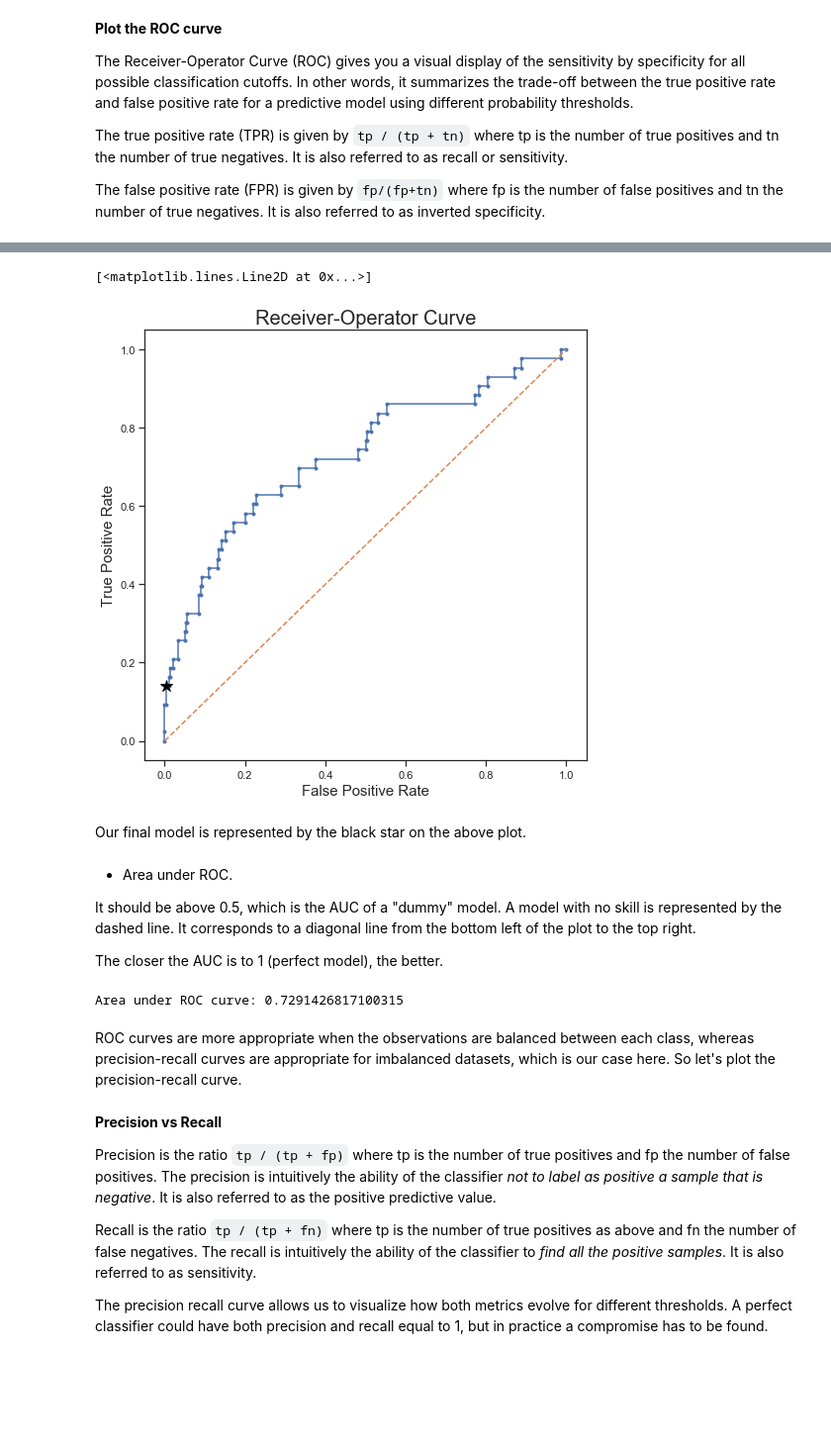
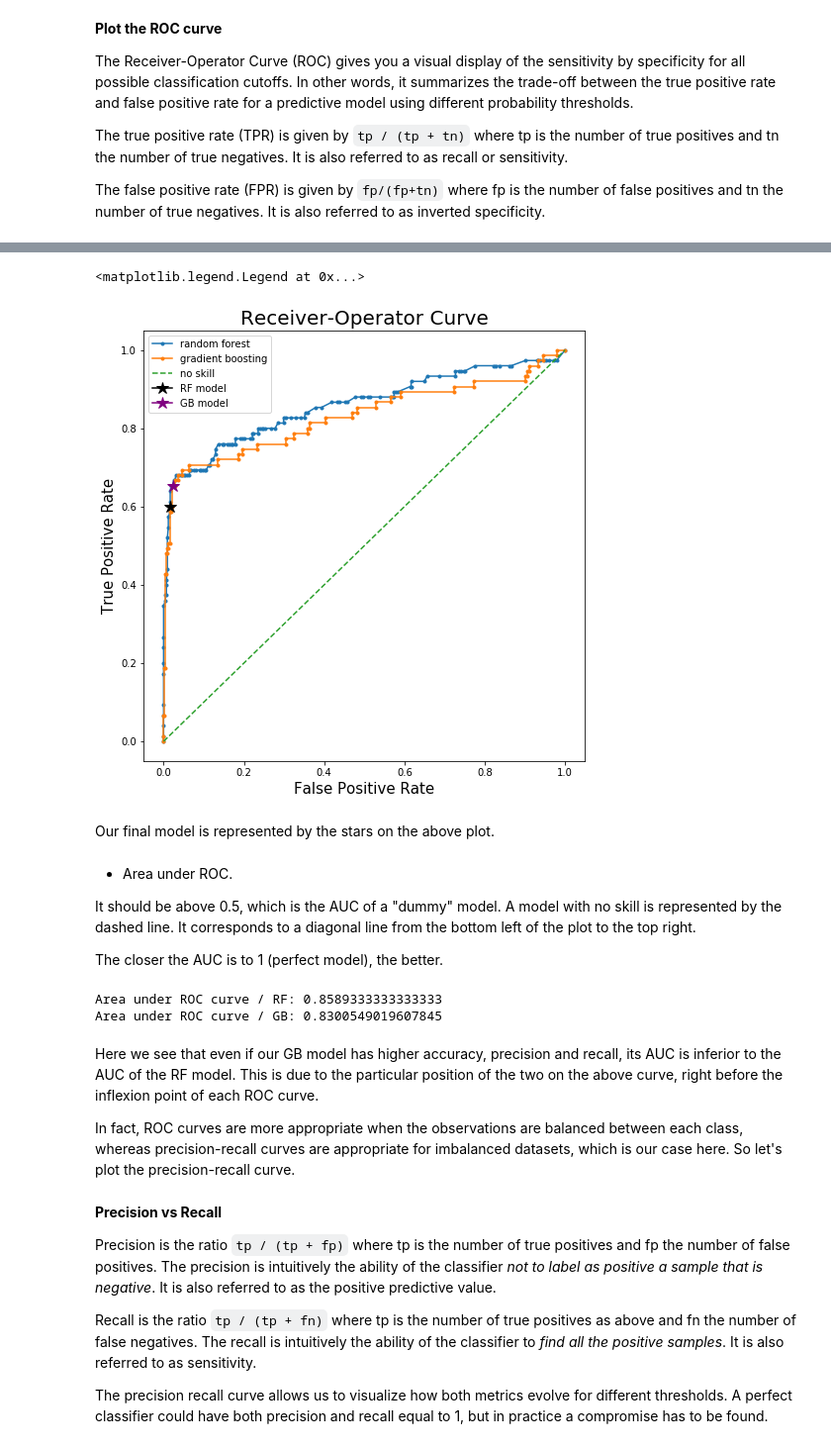
Before and after one commit to ibmdbanalytics/dashdb_analytic_tools, a Jupyter notebook: dashdblocal_notebooks/livy-notebooks/ChurnPrediction/Churn_Prediction_Python3.ipynb, the cells around one changed output, grey strips where cells are left out. Shown at 99% size. Saved outputs shown, nothing was run; the diff lists cells and outputs as text; code cells hidden in the pictures; blank space fills up the shorter version.

```diff
--- a/dashdblocal_notebooks/livy-notebooks/ChurnPrediction/Churn_Prediction_Python3.ipynb
+++ b/dashdblocal_notebooks/livy-notebooks/ChurnPrediction/Churn_Prediction_Python3.ipynb
@@ -275,0 +361,9 @@ Gradient Boosted Trees : 0.952
+# %%
+from sklearn.model_selection import GridSearchCV
+tunedRF = GridSearchCV(estimator = RandomForestClassifier(random_state=1),
+            param_grid = {"n_estimators":[10,40,100,200], "max_depth":[3, 5, 10, 20], 'max_features': ['sqrt', 'log2']},
+            scoring = "recall",
+            cv = 5).fit(cross_val_x, cross_val_y)
+# %%
+best_rf = tunedRF.best_estimator_
+print(tunedRF.best_params_)
@@ -275,0 +372,8 @@ Gradient Boosted Trees : 0.952
+# %%
+tunedGB = GridSearchCV(estimator = GradientBoostingClassifier(random_state=1),
+            param_grid = {"learning_rate":[0.01, 0.05, 0.1], "n_estimators":[10,40,100,200], "max_depth":[3, 5, 10]},
+            scoring = "recall",
+            cv = 5).fit(cross_val_x, cross_val_y)
+# %%
+best_gb = tunedGB.best_estimator_
+print(tunedGB.best_params_)
@@ -524,24 +447,37 @@ VBox(children=(HBox(children=(HTML(value='Type:'), Button(description='Table', l
 # %%
-%local
+# Extract values
+scores_rf=best_rf.predict_proba(test_x) # (p0, p1) format
+fpr_rf, tpr_rf, thresholds_rf = metrics.roc_curve(test_y.values, scores_rf[:,1], pos_label=1)
 
-FPR = [x["values"][0] for x in ROC.fpr]
-TPR = [x["values"][0] for x in ROC.tpr]
+scores_gb=best_gb.predict_proba(test_x) # (p0, p1) format
+fpr_gb, tpr_gb, thresholds_gb = metrics.roc_curve(test_y.values, scores_gb[:,1], pos_label=1)
 
+# Define the plot
 ax, fig = plt.subplots(figsize=(8,8))
 plt.xlabel("False Positive Rate", fontsize=15)
 plt.ylabel("True Positive Rate", fontsize=15)
 plt.title("Receiver-Operator Curve", fontsize=20)
-plt.plot(FPR, TPR, marker='.')
+
+# ROC curves
+plt.plot(fpr_rf, tpr_rf, marker='.')
+plt.plot(fpr_gb, tpr_gb, marker='.')
+
 # plot no skill
 plt.plot([0, 1], [0, 1], linestyle='--')
-# our model
-(tn, fp, fn, tp)=(302, 1, 37, 6)
+
+# our models
+(tn, fp, fn, tp)=metrics.confusion_matrix(test_y, pred_rf).ravel()
 plt.plot([fp/(fp+tn)],[tp/(tp+fn)], color='black', marker='*', markersize=12)
+(tn, fp, fn, tp)=metrics.confusion_matrix(test_y, pred_gb).ravel()
+plt.plot([fp/(fp+tn)],[tp/(tp+fn)], color='purple', marker='*', markersize=12)
+
+# Legend
+plt.legend(["random forest", "gradient boosting", "no skill", "RF model", "GB model"])
 # %% [output]
-[<matplotlib.lines.Line2D at 0x...>]
+<matplotlib.legend.Legend at 0x...>
-[figure, old version]
+[figure, new version]
 # %% [markdown]
-Our final model is represented by the black star on the above plot.
+Our final model is represented by the stars on the above plot.
 # %% [markdown]
 * Area under ROC.
 
@@ -549,11 +485,15 @@ It should be above 0.5, which is the AUC of a "dummy" model. A model with no ski
 
  The closer the AUC is to 1 (perfect model), the better.
 # %%
-print("Area under ROC curve: "+ str(metrics.roc_auc_score(test_y.values, scores[:,1])))
+print("Area under ROC curve / RF: "+ str(metrics.roc_auc_score(test_y.values, scores_rf[:,1])))
+print("Area under ROC curve / GB: "+ str(metrics.roc_auc_score(test_y.values, scores_gb[:,1])))
 # %% [output]
-Area under ROC curve: 0.7291426817100315
+Area under ROC curve / RF: 0.8589333333333333
+Area under ROC curve / GB: 0.8300549019607845
 # %% [markdown]
-ROC curves are more appropriate when the observations are balanced between each class, whereas precision-recall curves are appropriate for imbalanced datasets, which is our case here. So let's plot the precision-recall curve.
+Here we see that even if our GB model has higher accuracy, precision and recall, its AUC is inferior to the AUC of the RF model. This is due to the particular position of the two on the above curve, right before the inflexion point of each ROC curve.
+
+In fact, ROC curves are more appropriate when the observations are balanced between each class, whereas precision-recall curves are appropriate for imbalanced datasets, which is our case here. So let's plot the precision-recall curve.
 # %% [markdown]
 __Precision vs Recall__
 
```
Also changed, not shown: parts of 78 cells of this notebook.
